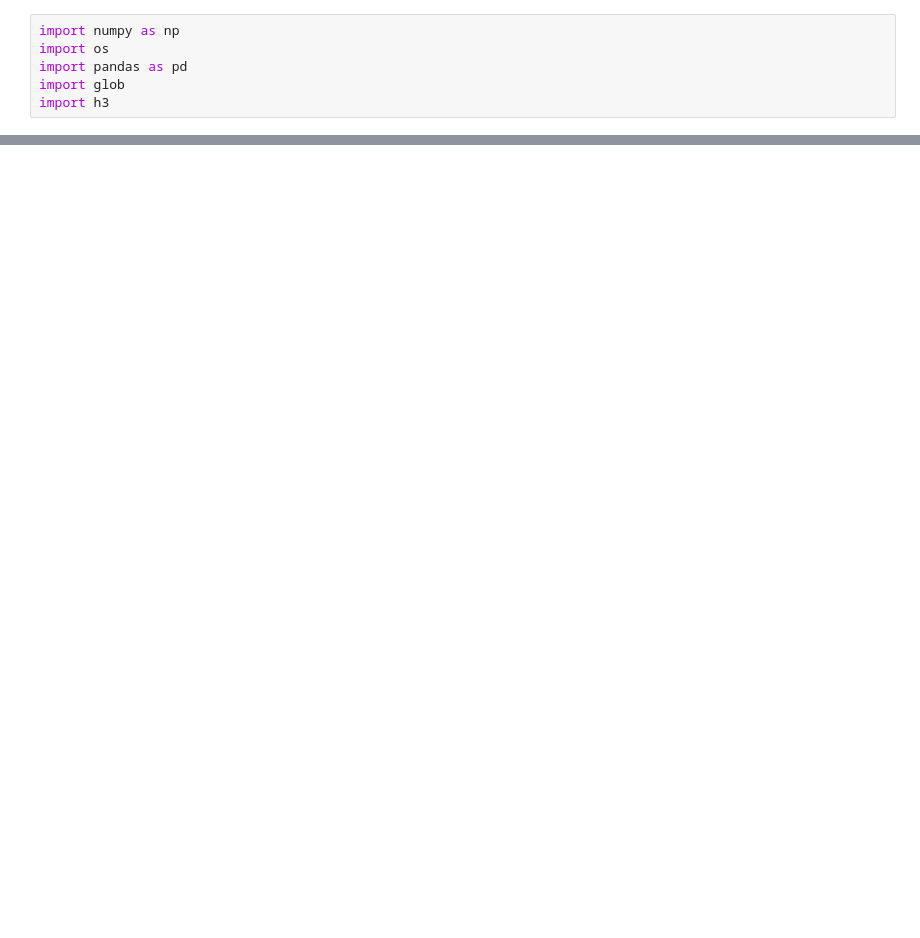
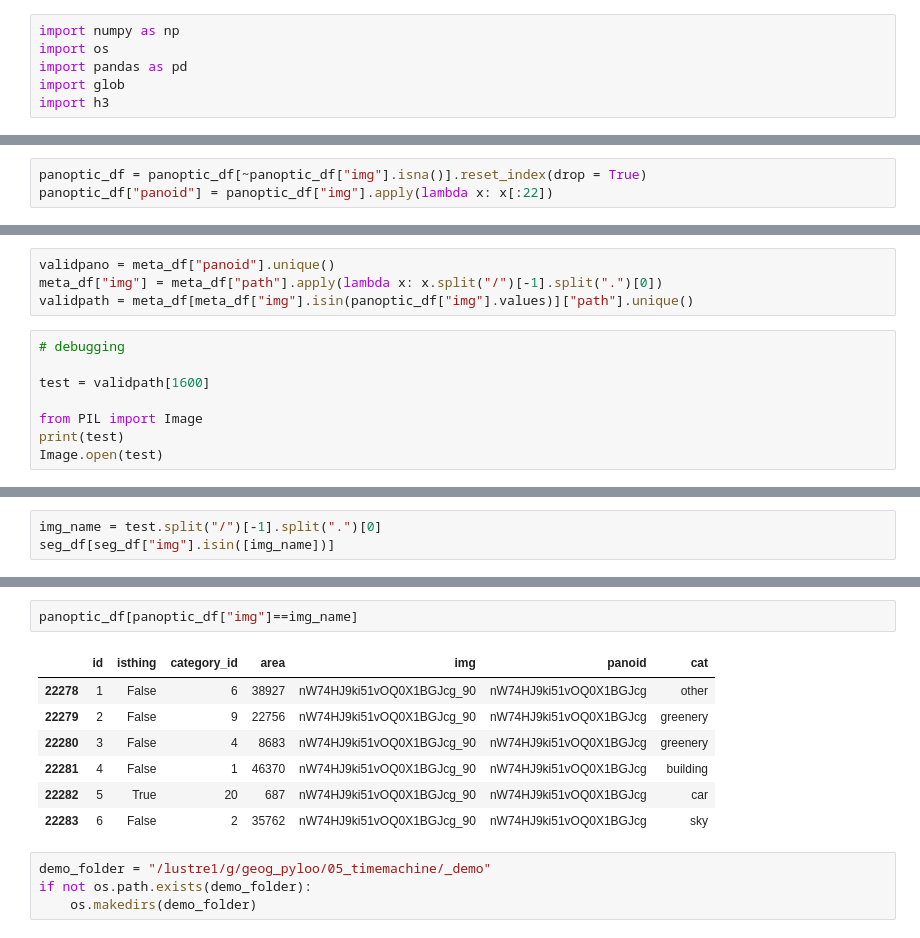
Before and after one commit to brookefzy/uvi-time-machine, a Jupyter notebook: _script/B-timemachine/04_summarize_segmentation.ipynb, the cells around one changed output, grey strips where cells are left out. Saved outputs shown, nothing was run; the diff lists cells and outputs as text; blank space fills up the shorter version.

```diff
--- a/_script/B-timemachine/04_summarize_segmentation.ipynb
+++ b/_script/B-timemachine/04_summarize_segmentation.ipynb
@@ -326,0 +431,3 @@ Name: id, dtype: int64
+# %%
+panoptic_df = panoptic_df[~panoptic_df["img"].isna()].reset_index(drop = True)
+panoptic_df["panoid"] = panoptic_df["img"].apply(lambda x: x[:22])
@@ -326,0 +450,12 @@ Name: id, dtype: int64
+# %%
+validpano = meta_df["panoid"].unique()
+meta_df["img"] = meta_df["path"].apply(lambda x: x.split("/")[-1].split(".")[0])
+validpath = meta_df[meta_df["img"].isin(panoptic_df["img"].values)]["path"].unique()
+# %%
+# debugging
+
+test = validpath[1600]
+
+from PIL import Image
+print(test)
+Image.open(test)
@@ -326,0 +465,3 @@ Name: id, dtype: int64
+# %%
+img_name = test.split("/")[-1].split(".")[0]
+seg_df[seg_df["img"].isin([img_name])]
@@ -326,0 +478,14 @@ Name: id, dtype: int64
+# %%
+panoptic_df[panoptic_df["img"]==img_name]
+# %% [output]
+|  | id | isthing | category_id | area | img | panoid | cat |
+| 22278 | 1 | False | 6 | 38927 | nW74HJ9ki51vOQ0X1BGJcg_90 | nW74HJ9ki51vOQ0X1BGJcg | other |
+| 22279 | 2 | False | 9 | 22756 | nW74HJ9ki51vOQ0X1BGJcg_90 | nW74HJ9ki51vOQ0X1BGJcg | greenery |
+| 22280 | 3 | False | 4 | 8683 | nW74HJ9ki51vOQ0X1BGJcg_90 | nW74HJ9ki51vOQ0X1BGJcg | greenery |
+| 22281 | 4 | False | 1 | 46370 | nW74HJ9ki51vOQ0X1BGJcg_90 | nW74HJ9ki51vOQ0X1BGJcg | building |
+| 22282 | 5 | True | 20 | 687 | nW74HJ9ki51vOQ0X1BGJcg_90 | nW74HJ9ki51vOQ0X1BGJcg | car |
+| 22283 | 6 | False | 2 | 35762 | nW74HJ9ki51vOQ0X1BGJcg_90 | nW74HJ9ki51vOQ0X1BGJcg | sky |
+# %%
+demo_folder = "/lustre1/g/geog_pyloo/05_timemachine/_demo"
+if not os.path.exists(demo_folder):
+    os.makedirs(demo_folder)
```
Also changed, not shown: parts of 33 cells of this notebook, 4 other files.
